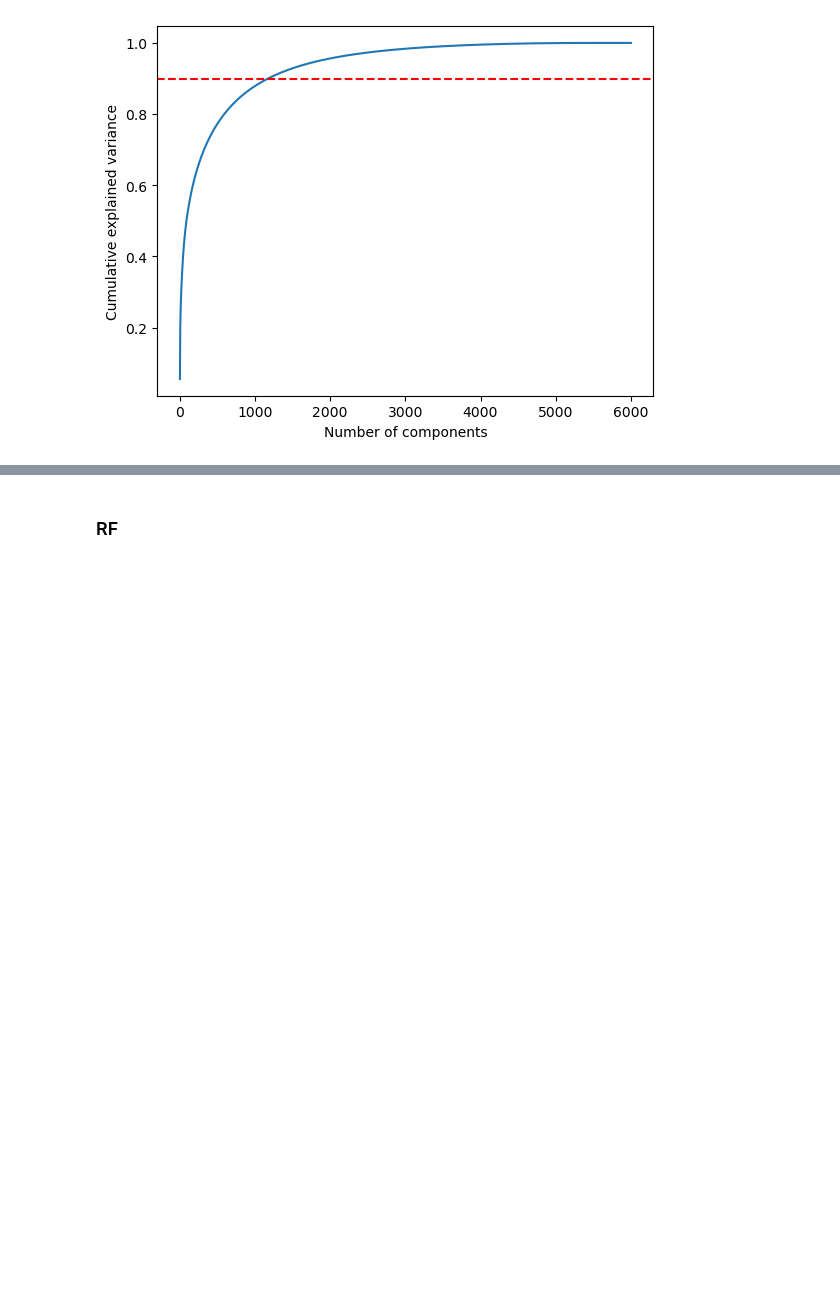
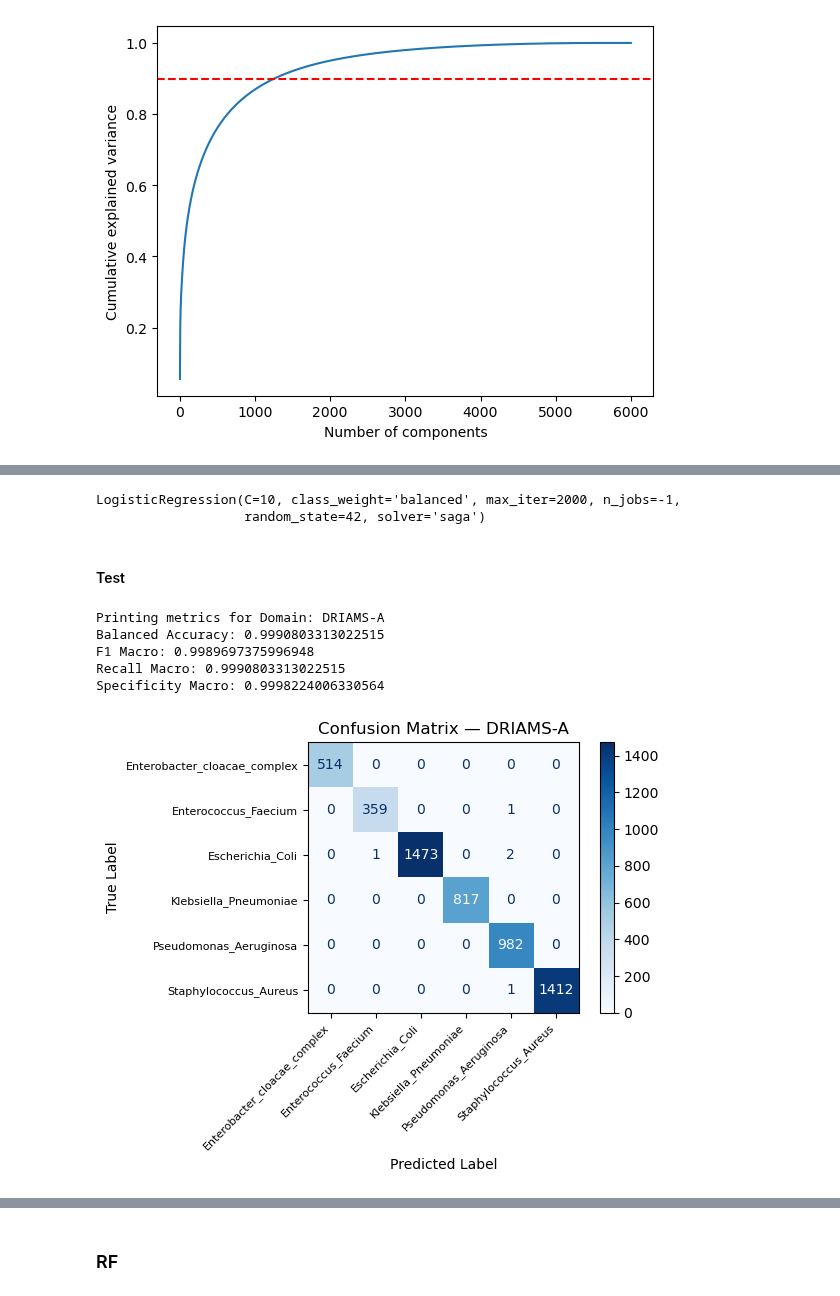
Before and after one commit to alexgaarciia/MALDIAlign, a Jupyter notebook: 02_models/baseline_classifier.ipynb, the cells around one changed output, grey strips where cells are left out. Drawn from its saved outputs; the diff is of its cells as text; code cells hidden in the pictures; blank space fills up the shorter version.

Commit message:
finished training and testing

```diff
--- a/02_models/baseline_classifier.ipynb
+++ b/02_models/baseline_classifier.ipynb
@@ -207,7 +174,0 @@ Best C = 0.005 (Val balanced accuracy = 0.998)
-# %%
-# Evaluate in test
-best_model = LogisticRegression(C=best_C, class_weight='balanced', max_iter=1000)
-best_model.fit(X_train_scaled, y_train)
-y_pred_test = best_model.predict(X_test_scaled)
-test_acc = balanced_accuracy_score(y_test, y_pred_test)
-print(test_acc)
@@ -237,0 +177,19 @@ results_lr.to_csv("results_lr.csv", index=False)
+# %%
+pca = PCA(n_components=300)
+X_train_pca = pca.fit_transform(X_train_scaled)
+X_test_pca = pca.transform(X_test_scaled)
+# %%
+lr_final = LogisticRegression(
+    penalty="l2",
+    solver="saga",
+    C=10,
+    class_weight="balanced",
+    max_iter=2000,
+    n_jobs=-1,
+    random_state=42
+)
+
+lr_final.fit(X_train_pca, y_train)
+# %% [output]
+LogisticRegression(C=10, class_weight='balanced', max_iter=2000, n_jobs=-1,
+                   random_state=42, solver='saga')
@@ -237,0 +199,2 @@ results_lr.to_csv("results_lr.csv", index=False)
+# %% [markdown]
+#### Test
@@ -237,0 +210,14 @@ results_lr.to_csv("results_lr.csv", index=False)
+# %%
+metricsA = metrics_report(X_test_pca, y_test, lr_final, "DRIAMS-A")
+metricsB = metrics_report(X_B_pca, labelB, lr_final, "DRIAMS-B")
+metricsC = metrics_report(X_C_pca, labelC, lr_final, "DRIAMS-C")
+metricsD = metrics_report(X_D_pca, labelD, lr_final, "DRIAMS-D")
+# %%
+print_metrics(metricsA)
+# %% [output]
+Printing metrics for Domain: DRIAMS-A
+Balanced Accuracy: 0.9990803313022515
+F1 Macro: 0.9989697375996948
+Recall Macro: 0.9990803313022515
+Specificity Macro: 0.9998224006330564
+[figure, added]
```
Also changed, not shown: parts of 47 cells of this notebook, 3 other files.
